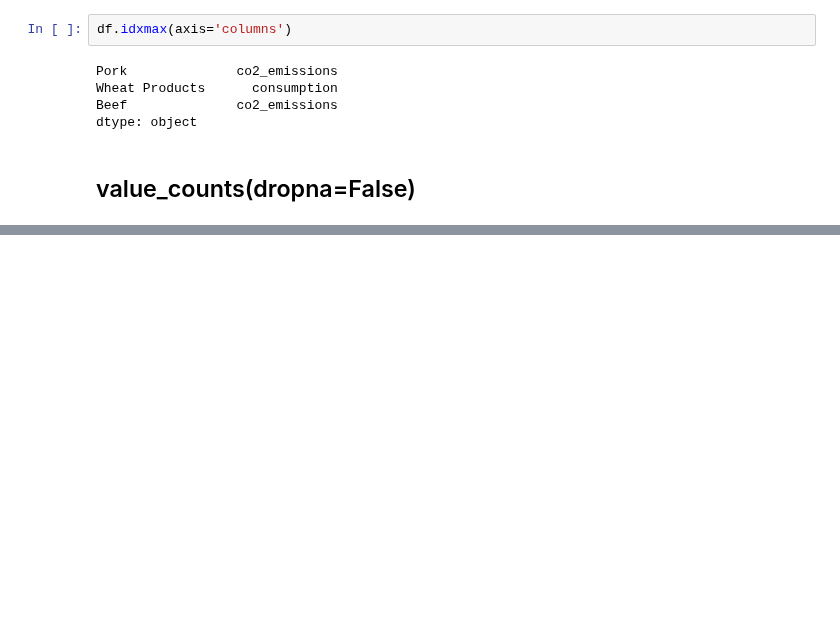
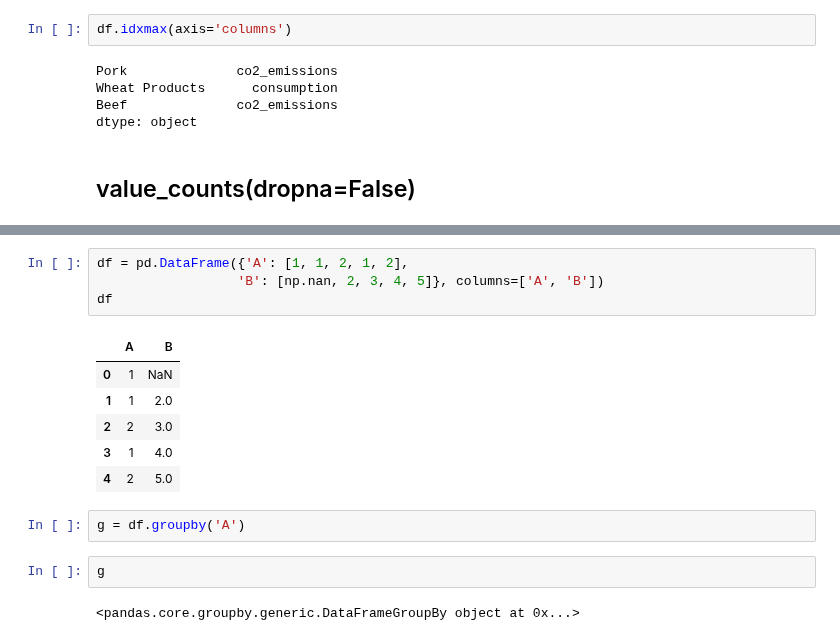
Before and after one commit to soyinkas1/PP0011_Books_Medium_Articles-Personal-Practice-Walkalong_Notebooks, a Jupyter notebook: 25 Pandas Functions You Didn't Know Existed.ipynb, the cells around one changed output, grey strips where cells are left out. Saved outputs shown, nothing was run; the diff lists cells and outputs as text; blank space fills up the shorter version.

Commit message:
TalkPythonToMe 25 pandas func didnt know existed-completed

```diff
--- a/25 Pandas Functions You Didn't Know Existed.ipynb
+++ b/25 Pandas Functions You Didn't Know Existed.ipynb
@@ -1541,0 +1689,17 @@ dtype: int64
+# %%
+df = pd.DataFrame({'A': [1, 1, 2, 1, 2],
+                  'B': [np.nan, 2, 3, 4, 5]}, columns=['A', 'B'])
+df
+# %% [output]
+|  | A | B |
+| 0 | 1 | NaN |
+| 1 | 1 | 2.0 |
+| 2 | 2 | 3.0 |
+| 3 | 1 | 4.0 |
+| 4 | 2 | 5.0 |
+# %%
+g = df.groupby('A')
+# %%
+g
+# %% [output]
+<pandas.core.groupby.generic.DataFrameGroupBy object at 0x...>
```
Also changed, not shown: parts of 133 cells of this notebook.
